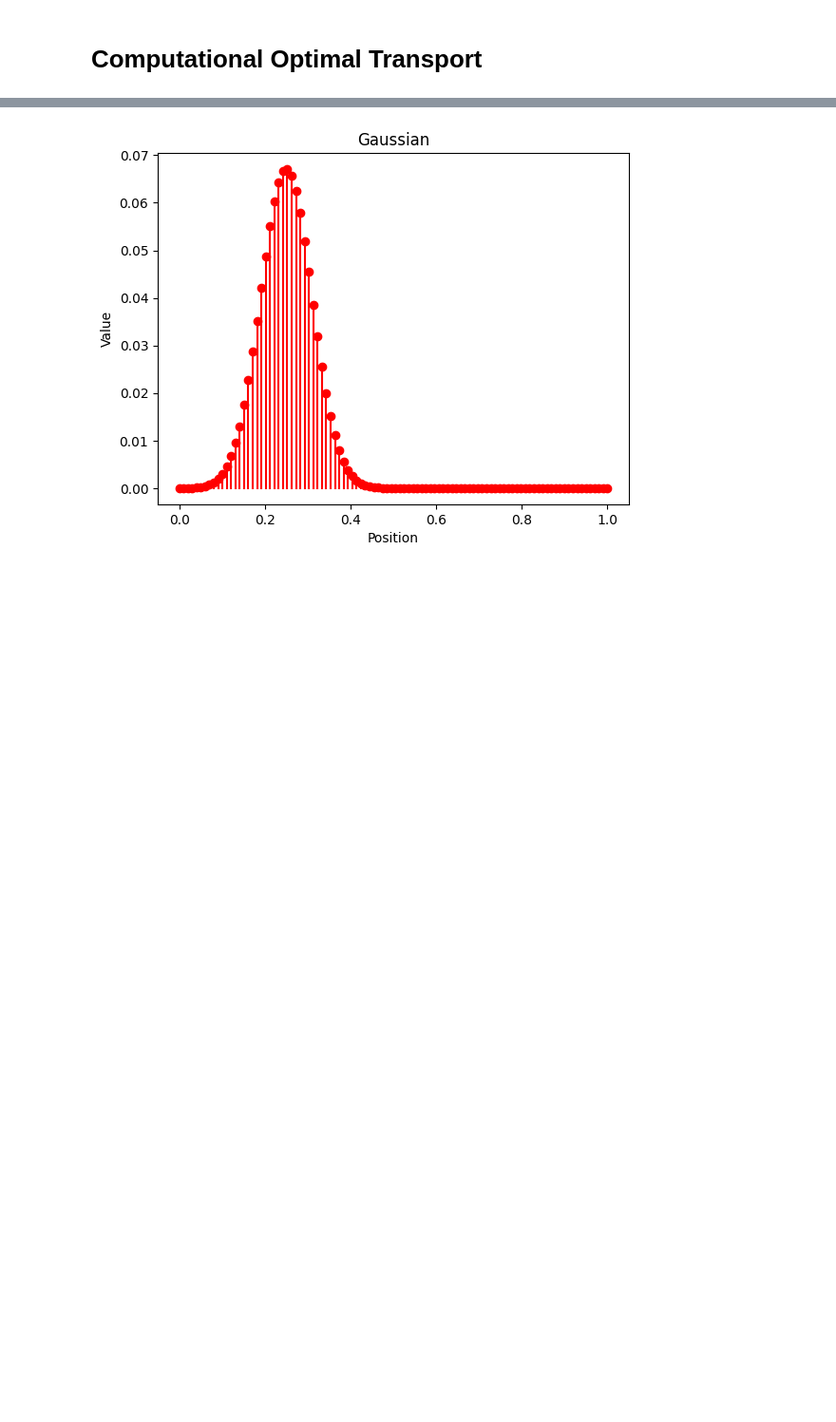
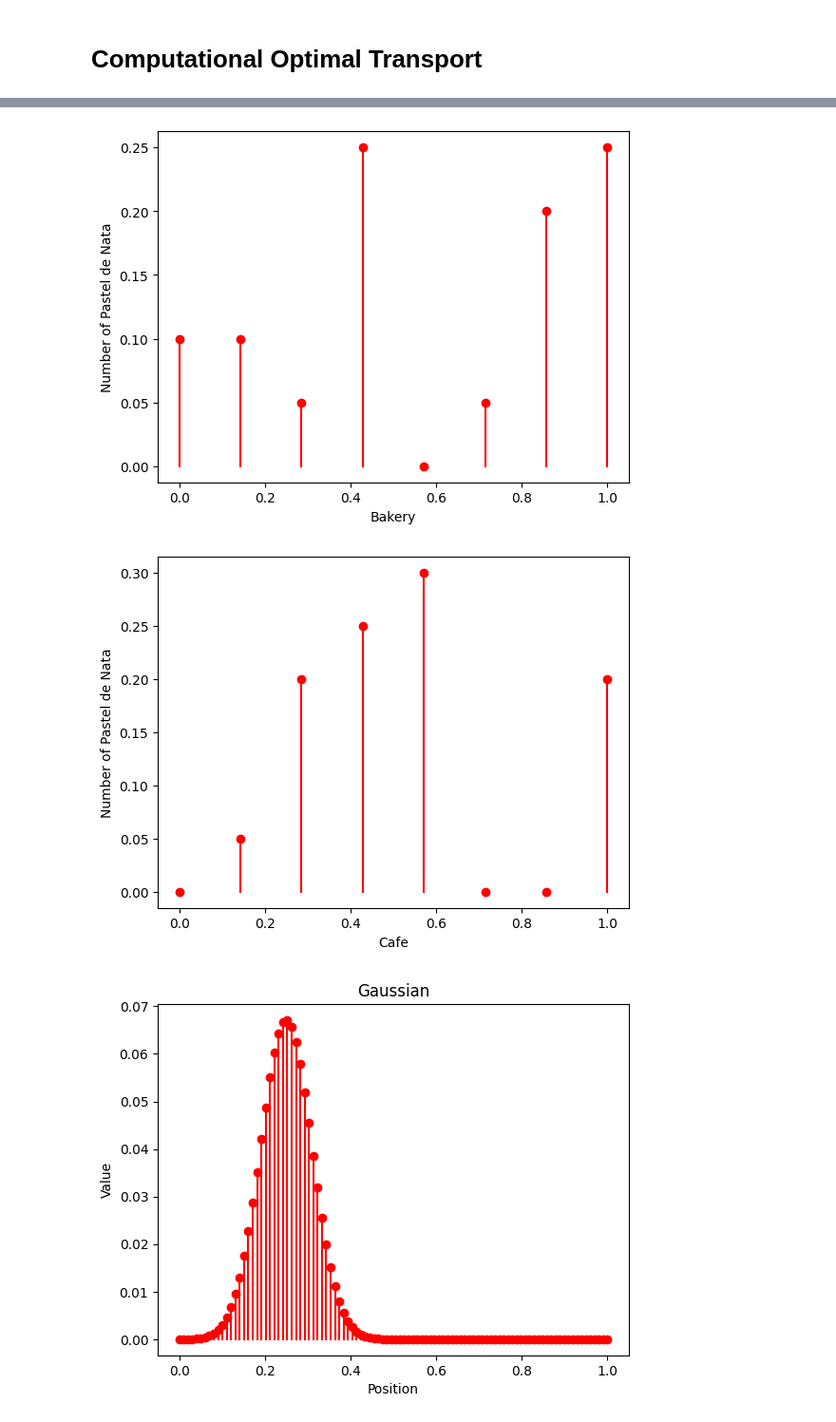
Before and after one commit to antonpagel/Computational-Optimal-Transport, a Jupyter notebook: Computational_Optimal_Transport.ipynb, the cells around one changed output, grey strips where cells are left out. Shown at 95% size. Cells and saved outputs as stored; diff of their text form; code cells hidden in the pictures; blank space fills up the shorter version.

```diff
--- a/Computational_Optimal_Transport.ipynb
+++ b/Computational_Optimal_Transport.ipynb
@@ -30,3 +28,16 @@ To be able to work with a positive, continous measure $α$, we will sample the m
+# %%
+# @title Example Histograms for Bakeries and Cafes
+
+a = np.array([2, 2, 1, 5, 0, 1, 4, 5])
+b = np.array([0, 1, 4, 5, 6, 0, 0, 4])
+a = a / np.sum(a)
+b = b / np.sum(b)
+
+plotHistogram(a, xlabel="Bakery", ylabel="Number of Pastel de Nata")
+plotHistogram(b, xlabel="Cafe", ylabel="Number of Pastel de Nata")
+# %% [output]
+[figure, added]
+[figure, added]
 # %%
 # @title Sampling a Gaussian
 def gaussian(x, sigma, mu) :
```
Also changed, not shown: parts of 31 cells of this notebook.
